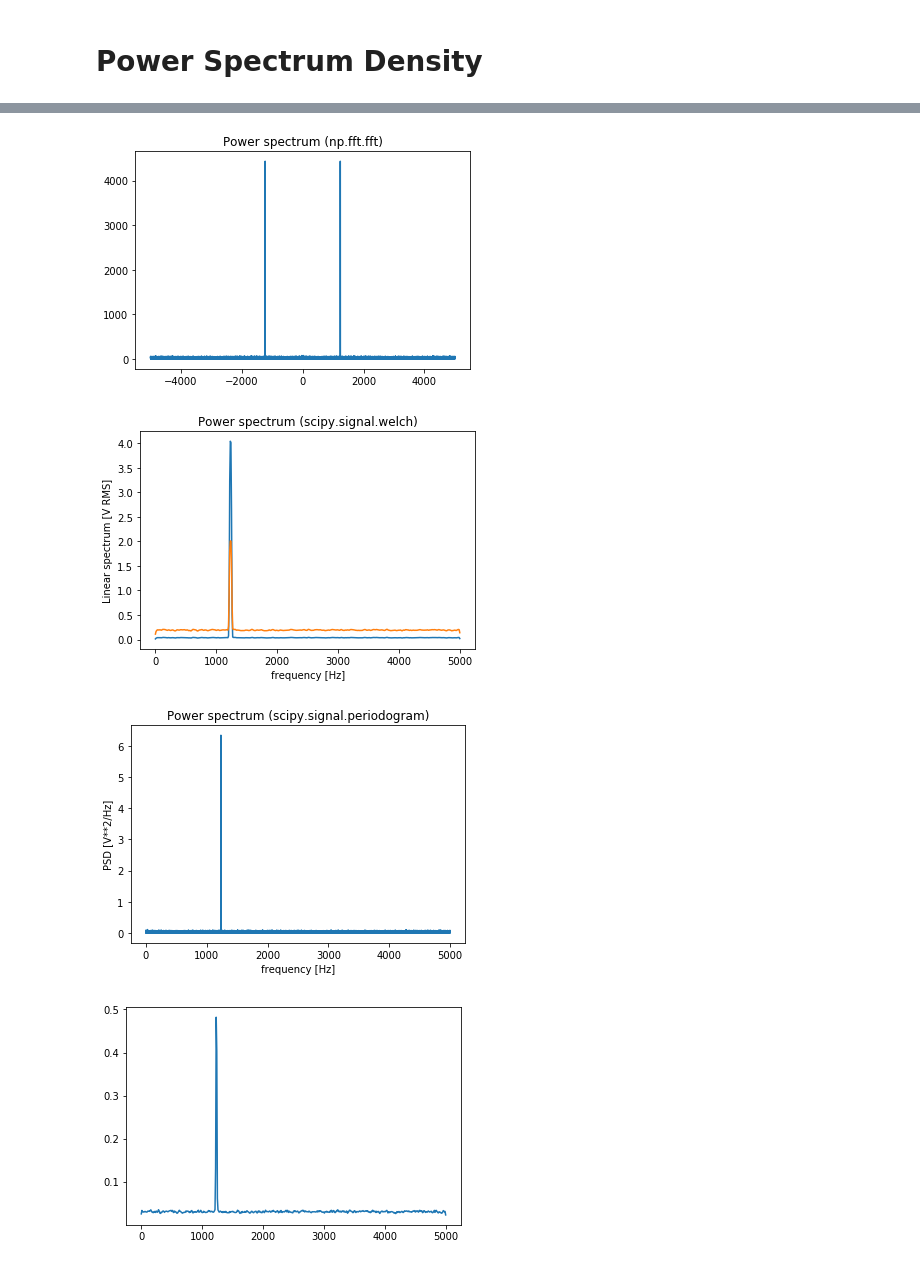
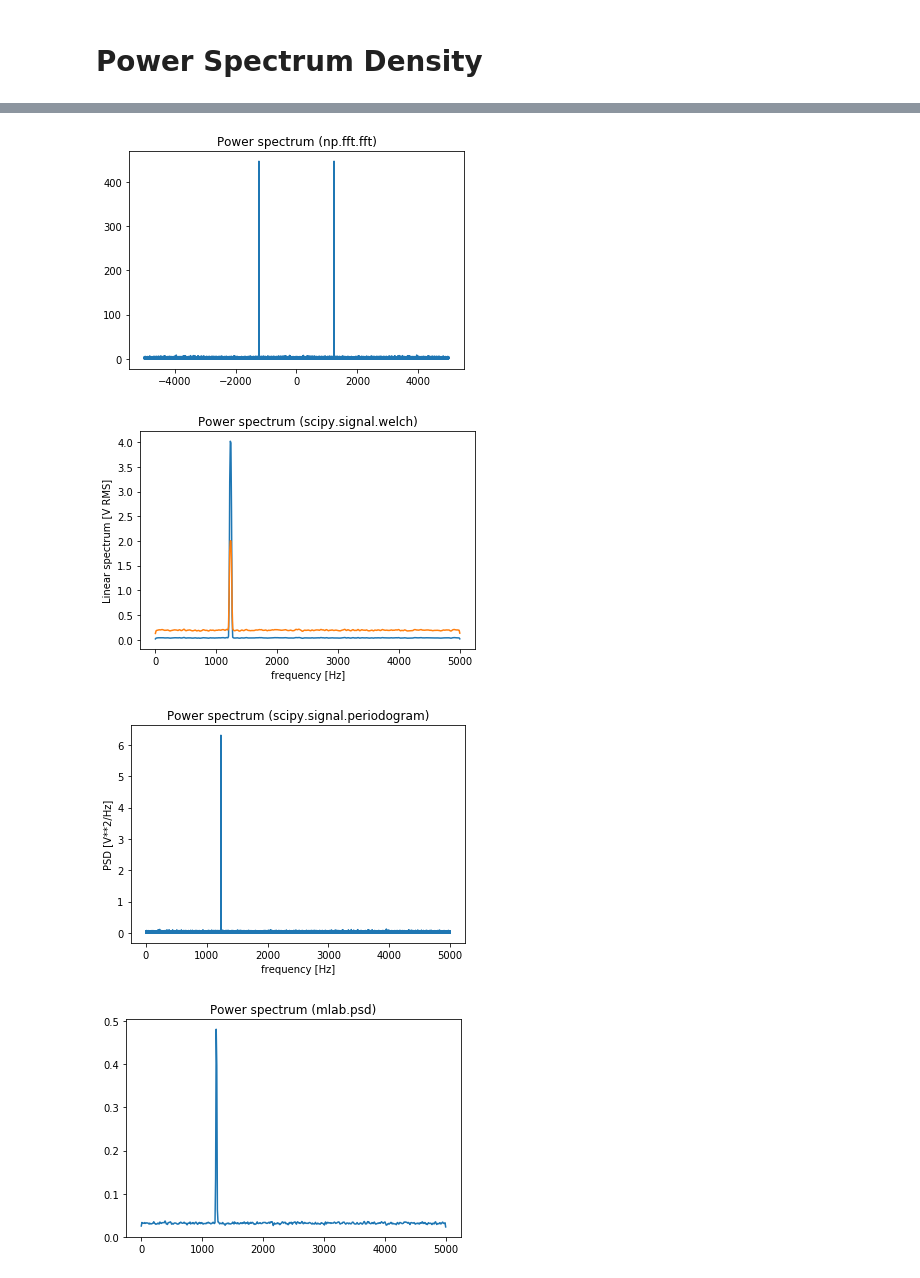
Before and after one commit to carlosuxyz/test, a Jupyter notebook: python/test psd.ipynb, the cells around one changed output, grey strips where cells are left out. Cells and saved outputs as stored; diff of their text form; code cells hidden in the pictures.

```diff
--- a/python/test psd.ipynb
+++ b/python/test psd.ipynb
@@ -26,7 +46,7 @@ plt.title('Power spectrum (np.fft.fft)')
 
 freqs = np.fft.fftfreq(time.size, 1/fs)
 idx = np.argsort(freqs)
-ps = np.abs(np.fft.fft(x))**2/NFFT
+ps = np.abs(np.fft.fft(x))**2/N
 plt.figure()
 plt.plot(freqs[idx], np.sqrt(ps[idx]))
 plt.title('Power spectrum (np.fft.fft)')
@@ -34,33 +54,33 @@ plt.title('Power spectrum (np.fft.fft)')
 # signal.welch
 f, Pxx_spec = signal.welch(x, fs, 'flattop', 1024, scaling='spectrum')
 plt.figure()
 plt.plot(f, Pxx_spec)
 plt.plot(f, np.sqrt(Pxx_spec))
 # plt.yscale('log')
 plt.xlabel('frequency [Hz]')
 plt.ylabel('Linear spectrum [V RMS]')
 plt.title('Power spectrum (scipy.signal.welch)')
 plt.show()
 
 f, Pxx_den = signal.periodogram(x, fs)
 plt.figure()
 # plt.plot(f, Pxx_den)
 plt.plot(f, np.sqrt(Pxx_den))
 # plt.yscale('log')
 # plt.ylim([1e-7, 1e2])
 plt.xlabel('frequency [Hz]')
 plt.ylabel('PSD [V**2/Hz]')
 plt.title('Power spectrum (scipy.signal.periodogram)')
 plt.show()
 
 Pxx, freqs = mlab.psd(x, Fs = fs, NFFT = NFFT)
 plt.figure()
 plt.plot(freqs, np.sqrt(Pxx),label='')
-plt.title('Power spectrum (scipy.signal.periodogram)')
+plt.title('Power spectrum (mlab.psd)')
 plt.show()
 # %% [output]
 [figure]
-[figure, old version]
+[figure, new version]
 [figure]
 [figure]
-[figure, old version]
+[figure, new version]
```
Also changed, not shown: parts of 5 cells of this notebook.
